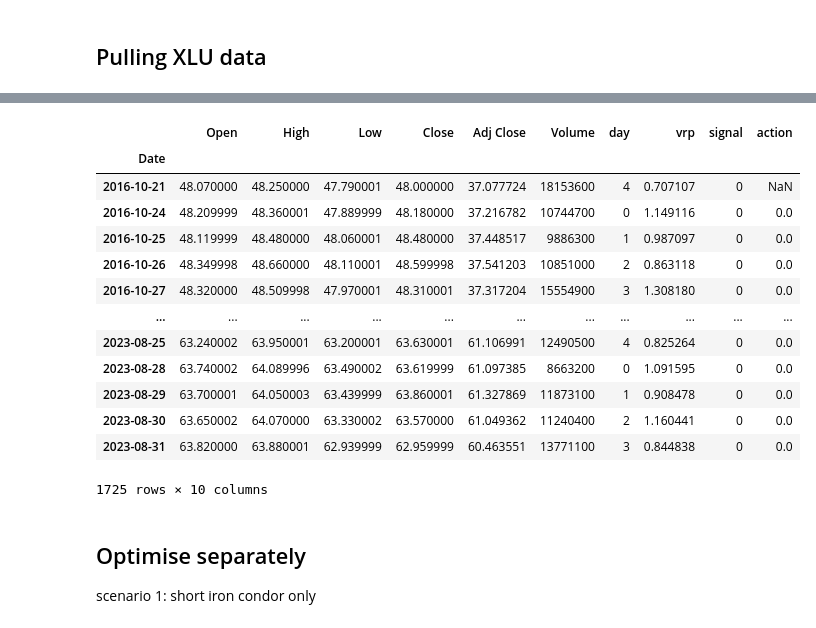
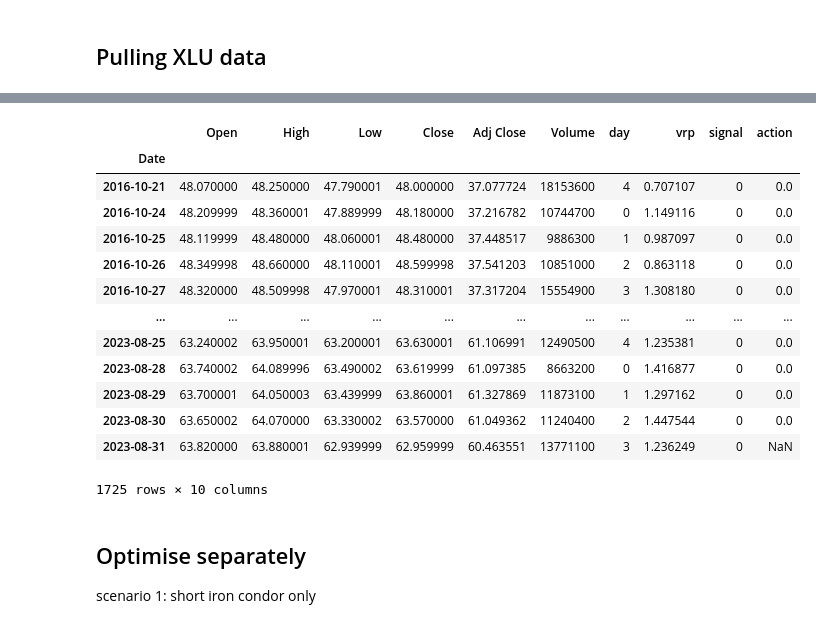
Before and after one commit to siruiliu-code/GARCH-X-Volatility-Modelling-with-Equity-Options-Trading, a Jupyter notebook: optimise_backtester.ipynb, the cells around one changed output, grey strips where cells are left out. Saved outputs shown, nothing was run; the diff lists cells and outputs as text; code cells hidden in the pictures.

```diff
--- a/optimise_backtester.ipynb
+++ b/optimise_backtester.ipynb
@@ -180,7 +180,8 @@ xlu_pred = pd.read_csv("data/xlu_pred.csv", parse_dates=True, index_col=0).renam
 xlu_iv = pd.read_csv("data/XLU_IV.csv", parse_dates=True, index_col=0)
 xlu_vrp = (xlu_iv["Average IV"] - xlu_pred["Rolling Pred"]).dropna()
 
-xlu_vrp_standardised = rolling_z_score(xlu_vrp, window=10)
+window = int(18.13)
+xlu_vrp_standardised = rolling_z_score(xlu_vrp, window=window)
 xlu_vrp_standardised.plot()
 # %% [output]
 <Axes: >
@@ -188,6 +189,6 @@ xlu_vrp_standardised.plot()
 # %%
-upper_threshold = 1.75
-lower_threshold = -1.75
+upper_threshold = 1.5008463357299082
+lower_threshold = -1.430021249957077
 
 xlu_filtered_options["vrp"] = xlu_vrp_standardised
 xlu_time_series = pd.read_hdf("data/etf_series.hf5", key="XLU")
@@ -199,45 +200,45 @@ xlu_time_series["action"] = np.where((xlu_time_series["signal"] == 1)  & (xlu_ti
                                               0))
 xlu_time_series.dropna(inplace=True)
 xlu_time_series
 
 def ensure_weekly_action(df):
     last_action = 0
     last_week = -1
 
     for i in range(len(df)):
         current_week = df.index[i].isocalendar()[1]  # Get the week number
         current_day = df["day"].iloc[i]
 
         if current_week != last_week:  # Reset at the start of a new week
             last_action = 0
             last_week = current_week
 
         if last_action != 0 and df["action"].iloc[i] != 0:
             # If an action has already occurred this week, set to 0
             df.at[df.index[i], "action"] = 0
         elif df["action"].iloc[i] != 0:
             # If this is the first action of the week, update last_action
             last_action = df["action"].iloc[i]
 
     return df
 
 xlu_time_series = ensure_weekly_action(xlu_time_series)
-xlu_time_series["action"] = xlu_time_series["action"].shift()
+xlu_time_series["action"] = xlu_time_series["action"].shift(-1)
 xlu_time_series
 # %% [output]
 |  | Open | High | Low | Close | Adj Close | Volume | day | vrp | signal | action |
 | Date |  |  |  |  |  |  |  |  |  |  |
-| 2016-10-21 | 48.070000 | 48.250000 | 47.790001 | 48.000000 | 37.077724 | 18153600 | 4 | 0.707107 | 0 | NaN |
+| 2016-10-21 | 48.070000 | 48.250000 | 47.790001 | 48.000000 | 37.077724 | 18153600 | 4 | 0.707107 | 0 | 0.0 |
 | 2016-10-24 | 48.209999 | 48.360001 | 47.889999 | 48.180000 | 37.216782 | 10744700 | 0 | 1.149116 | 0 | 0.0 |
 | 2016-10-25 | 48.119999 | 48.480000 | 48.060001 | 48.480000 | 37.448517 | 9886300 | 1 | 0.987097 | 0 | 0.0 |
 | 2016-10-26 | 48.349998 | 48.660000 | 48.110001 | 48.599998 | 37.541203 | 10851000 | 2 | 0.863118 | 0 | 0.0 |
 | 2016-10-27 | 48.320000 | 48.509998 | 47.970001 | 48.310001 | 37.317204 | 15554900 | 3 | 1.308180 | 0 | 0.0 |
 | ... | ... | ... | ... | ... | ... | ... | ... | ... | ... | ... |
-| 2023-08-25 | 63.240002 | 63.950001 | 63.200001 | 63.630001 | 61.106991 | 12490500 | 4 | 0.825264 | 0 | 0.0 |
-| 2023-08-28 | 63.740002 | 64.089996 | 63.490002 | 63.619999 | 61.097385 | 8663200 | 0 | 1.091595 | 0 | 0.0 |
-| 2023-08-29 | 63.700001 | 64.050003 | 63.439999 | 63.860001 | 61.327869 | 11873100 | 1 | 0.908478 | 0 | 0.0 |
-| 2023-08-30 | 63.650002 | 64.070000 | 63.330002 | 63.570000 | 61.049362 | 11240400 | 2 | 1.160441 | 0 | 0.0 |
-| 2023-08-31 | 63.820000 | 63.880001 | 62.939999 | 62.959999 | 60.463551 | 13771100 | 3 | 0.844838 | 0 | 0.0 |
+| 2023-08-25 | 63.240002 | 63.950001 | 63.200001 | 63.630001 | 61.106991 | 12490500 | 4 | 1.235381 | 0 | 0.0 |
+| 2023-08-28 | 63.740002 | 64.089996 | 63.490002 | 63.619999 | 61.097385 | 8663200 | 0 | 1.416877 | 0 | 0.0 |
+| 2023-08-29 | 63.700001 | 64.050003 | 63.439999 | 63.860001 | 61.327869 | 11873100 | 1 | 1.297162 | 0 | 0.0 |
+| 2023-08-30 | 63.650002 | 64.070000 | 63.330002 | 63.570000 | 61.049362 | 11240400 | 2 | 1.447544 | 0 | 0.0 |
+| 2023-08-31 | 63.820000 | 63.880001 | 62.939999 | 62.959999 | 60.463551 | 13771100 | 3 | 1.236249 | 0 | NaN |
 1725 rows × 10 columns
 # %% [markdown]
 ## Optimise separately <br>
```
Also changed, not shown: parts of 16 cells of this notebook, 1 other file.
